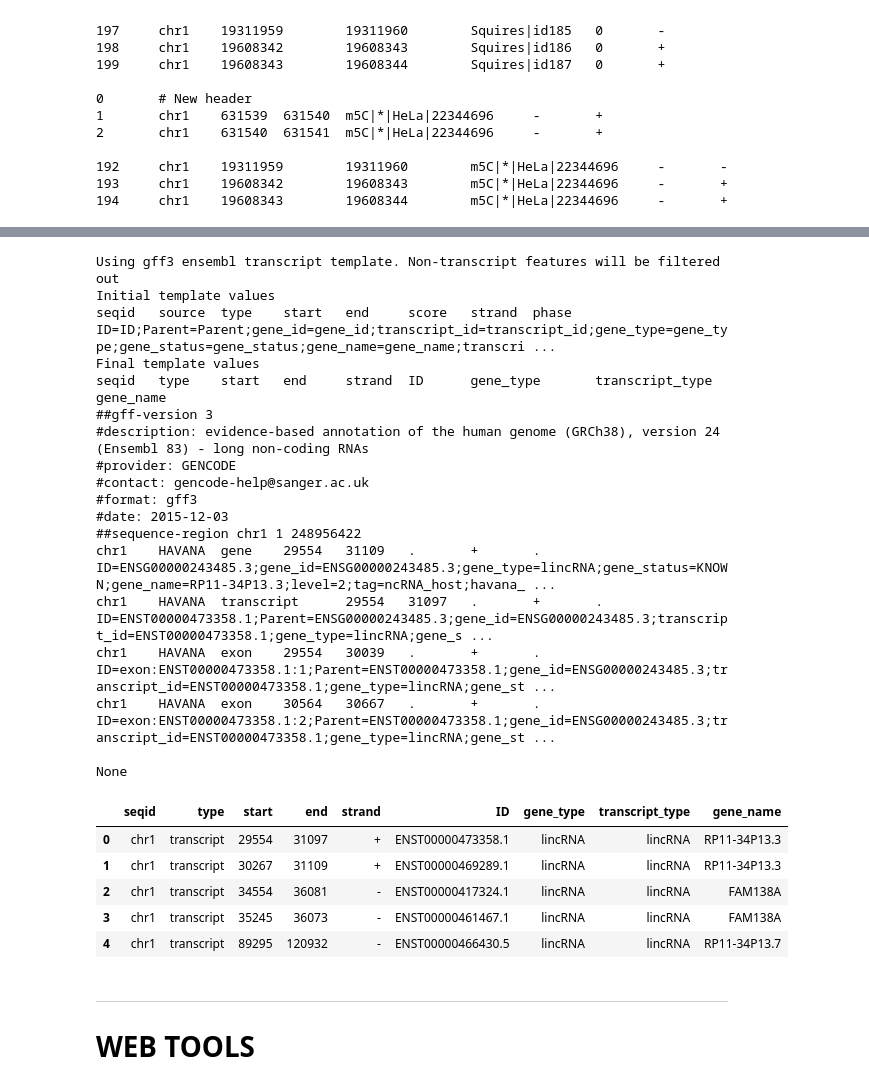
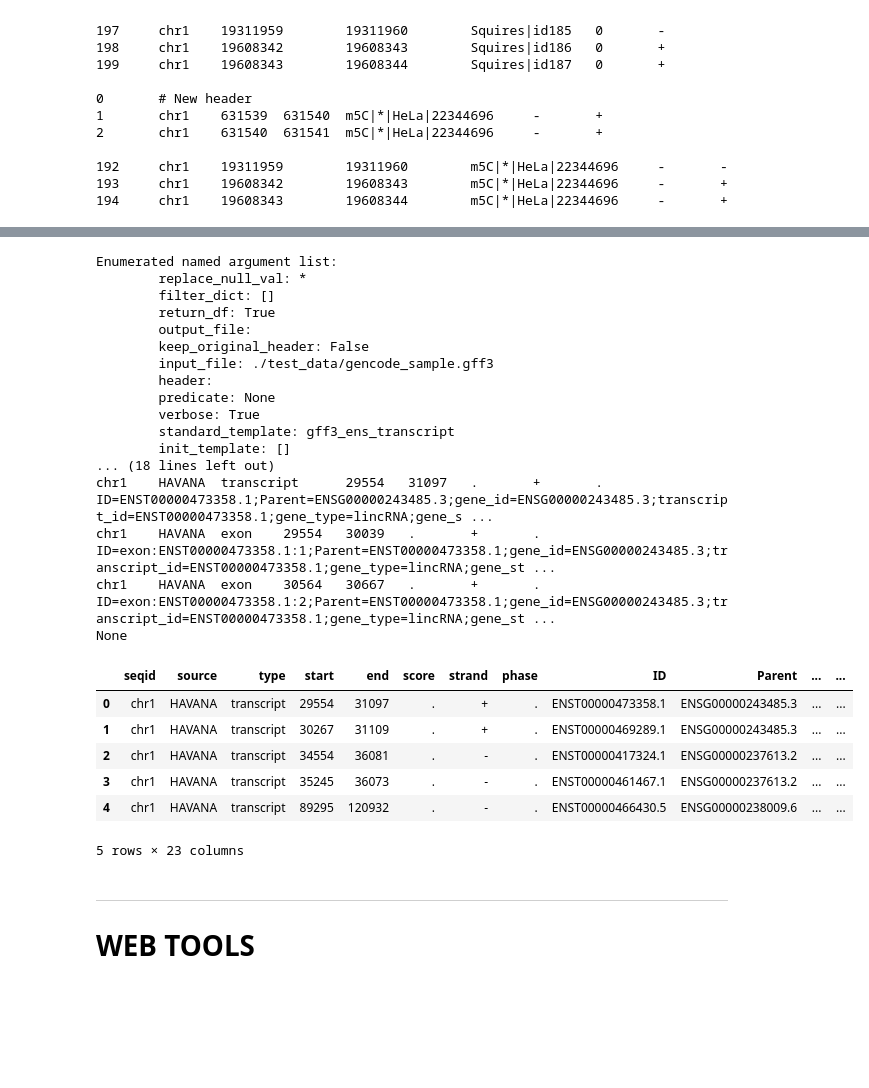
Before and after one commit to a-slide/pycltools, a Jupyter notebook: test_pycl.ipynb, the cells around one changed output, grey strips where cells are left out. Drawn from its saved outputs; the diff is of its cells as text; code cells hidden in the pictures; blank space fills up the shorter version.

```diff
--- a/test_pycl.ipynb
+++ b/test_pycl.ipynb
@@ -823,43 +840,42 @@ None
 # %%
 input_file = "./test_data/gencode_sample.gff3"
 
 df = reformat_table(
     input_file,
     return_df=True,
     standard_template="gff3_ens_transcript",
     keep_original_header=False,
     header_from_final_template= True,
-    final_template=["{seqid}","\t","{type}","\t","{start}","\t","{end}","\t","{strand}","\t","{ID}","\t","{gene_type}","\t","{transcript_type}","\t","{gene_name}"],
     verbose=True
     )
 
 print(head(input_file, 11))
 df.head()
 # %% [output]
-Using gff3 ensembl transcript template. Non-transcript features will be filtered out
-Initial template values
-seqid   source  type    start   end     score   strand  phase   ID=ID;Parent=Parent;gene_id=gene_id;transcript_id=transcript_id;gene_type=gene_type;gene_status=gene_status;gene_name=gene_name;transcri ...
-Final template values
-seqid   type    start   end     strand  ID      gene_type       transcript_type gene_name
-##gff-version 3
-#description: evidence-based annotation of the human genome (GRCh38), version 24 (Ensembl 83) - long non-coding RNAs
-#provider: GENCODE
-#contact: gencode-help@sanger.ac.uk
-#format: gff3
-#date: 2015-12-03
-##sequence-region chr1 1 248956422
-chr1    HAVANA  gene    29554   31109   .       +       .       ID=ENSG00000243485.3;gene_id=ENSG00000243485.3;gene_type=lincRNA;gene_status=KNOWN;gene_name=RP11-34P13.3;level=2;tag=ncRNA_host;havana_ ...
+Enumerated named argument list:
+        replace_null_val: *
+        filter_dict: []
+        return_df: True
+        output_file:
+        keep_original_header: False
+        input_file: ./test_data/gencode_sample.gff3
+        header:
+        predicate: None
+        verbose: True
+        standard_template: gff3_ens_transcript
+        init_template: []
+... (18 lines left out)
 chr1    HAVANA  transcript      29554   31097   .       +       .       ID=ENST00000473358.1;Parent=ENSG00000243485.3;gene_id=ENSG00000243485.3;transcript_id=ENST00000473358.1;gene_type=lincRNA;gene_s ...
 chr1    HAVANA  exon    29554   30039   .       +       .       ID=exon:ENST00000473358.1:1;Parent=ENST00000473358.1;gene_id=ENSG00000243485.3;transcript_id=ENST00000473358.1;gene_type=lincRNA;gene_st ...
 chr1    HAVANA  exon    30564   30667   .       +       .       ID=exon:ENST00000473358.1:2;Parent=ENST00000473358.1;gene_id=ENSG00000243485.3;transcript_id=ENST00000473358.1;gene_type=lincRNA;gene_st ...
-
 None
-|  | seqid | type | start | end | strand | ID | gene_type | transcript_type | gene_name |
-| 0 | chr1 | transcript | 29554 | 31097 | + | ENST00000473358.1 | lincRNA | lincRNA | RP11-34P13.3 |
-| 1 | chr1 | transcript | 30267 | 31109 | + | ENST00000469289.1 | lincRNA | lincRNA | RP11-34P13.3 |
-| 2 | chr1 | transcript | 34554 | 36081 | - | ENST00000417324.1 | lincRNA | lincRNA | FAM138A |
-| 3 | chr1 | transcript | 35245 | 36073 | - | ENST00000461467.1 | lincRNA | lincRNA | FAM138A |
-| 4 | chr1 | transcript | 89295 | 120932 | - | ENST00000466430.5 | lincRNA | lincRNA | RP11-34P13.7 |
+|  | seqid | source | type | start | end | score | strand | phase | ID | Parent | ... | ... |
+| 0 | chr1 | HAVANA | transcript | 29554 | 31097 | . | + | . | ENST00000473358.1 | ENSG00000243485.3 | ... | ... |
+| 1 | chr1 | HAVANA | transcript | 30267 | 31109 | . | + | . | ENST00000469289.1 | ENSG00000243485.3 | ... | ... |
+| 2 | chr1 | HAVANA | transcript | 34554 | 36081 | . | - | . | ENST00000417324.1 | ENSG00000237613.2 | ... | ... |
+| 3 | chr1 | HAVANA | transcript | 35245 | 36073 | . | - | . | ENST00000461467.1 | ENSG00000237613.2 | ... | ... |
+| 4 | chr1 | HAVANA | transcript | 89295 | 120932 | . | - | . | ENST00000466430.5 | ENSG00000238009.6 | ... | ... |
+5 rows × 23 columns
 # %% [markdown]
 ---
 # WEB TOOLS
```
Also changed, not shown: parts of 25 cells of this notebook, 3 other files.
